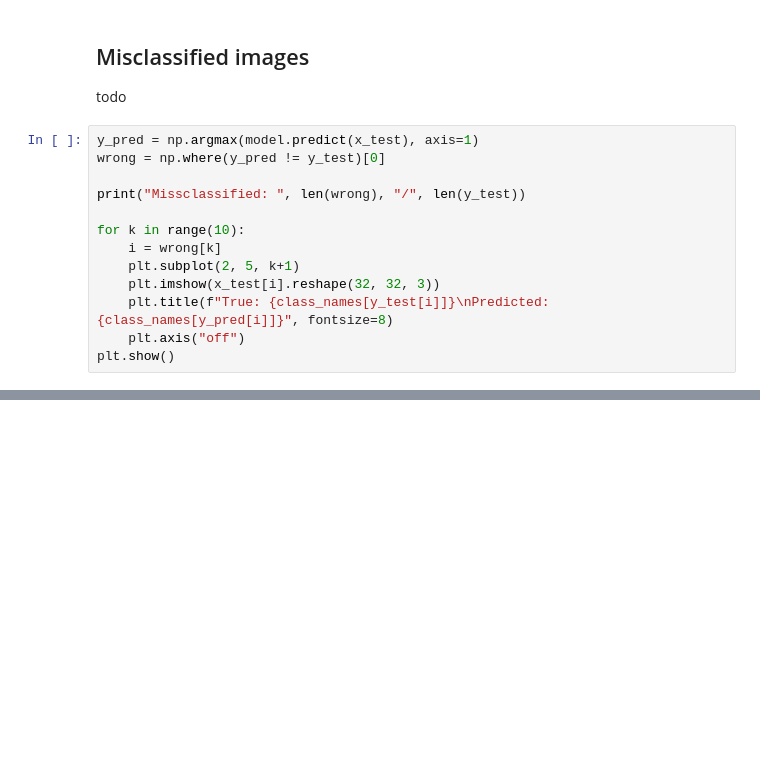
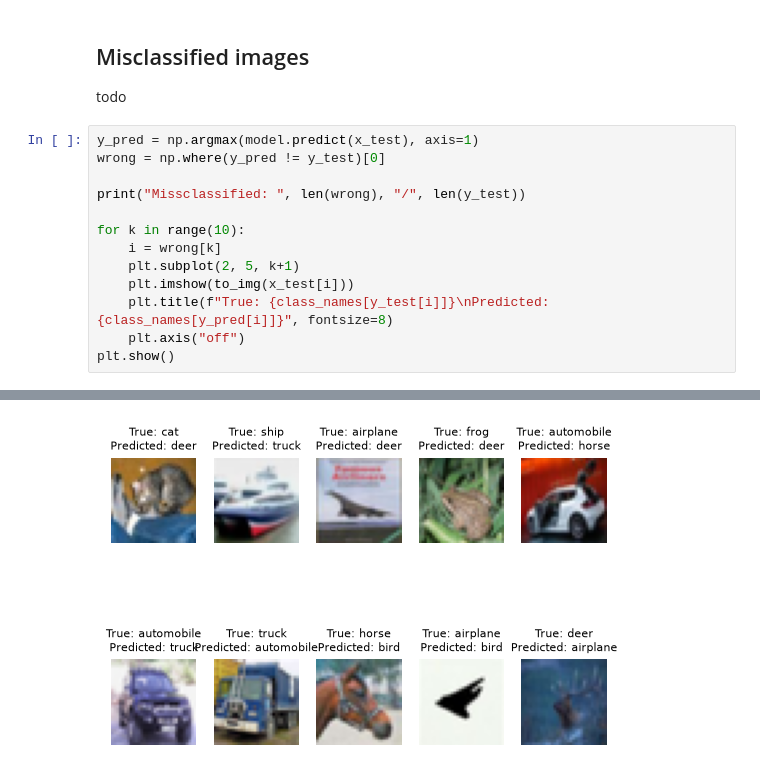
Before and after one commit to alekkiq/neural-networks-g5, a Jupyter notebook: mini-projects/cifar-10/fcn.ipynb, the cells around one changed output, grey strips where cells are left out. Drawn from its saved outputs; the diff is of its cells as text; blank space fills up the shorter version.

```diff
--- a/mini-projects/cifar-10/fcn.ipynb
+++ b/mini-projects/cifar-10/fcn.ipynb
@@ -128,7 +202,8 @@ print("Missclassified: ", len(wrong), "/", len(y_test))
 for k in range(10):
     i = wrong[k]
     plt.subplot(2, 5, k+1)
-    plt.imshow(x_test[i].reshape(32, 32, 3))
+    plt.imshow(to_img(x_test[i]))
     plt.title(f"True: {class_names[y_test[i]]}\nPredicted: {class_names[y_pred[i]]}", fontsize=8)
     plt.axis("off")
 plt.show()
+# %% [output]
@@ -134,0 +212 @@ plt.show()
+[figure, added]
```
Also changed, not shown: parts of 9 cells of this notebook.
